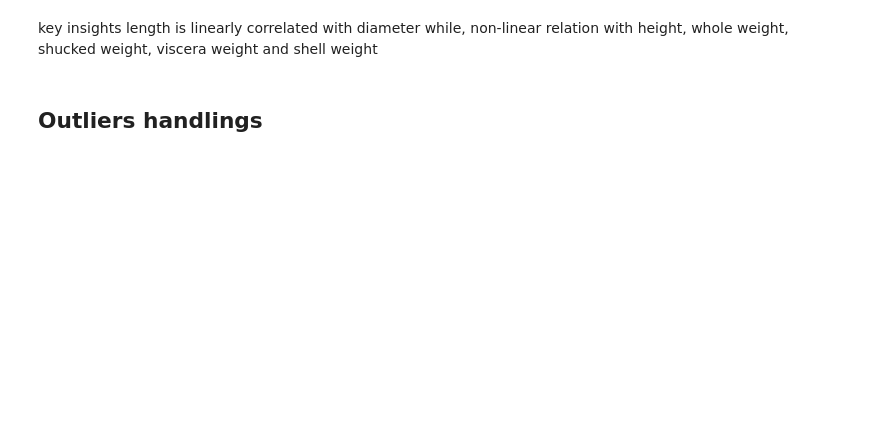
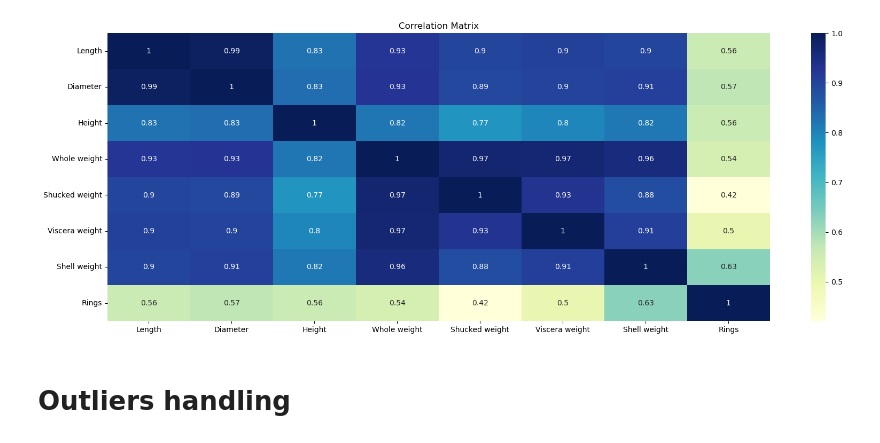
Before and after one commit to mat10599/xhec-mlops-project-student, a Jupyter notebook: notebooks/eda.ipynb, the cells around one changed output. Saved outputs shown, nothing was run; the diff lists cells and outputs as text; code cells hidden in the pictures; blank space fills up the shorter version.

```diff
--- a/notebooks/eda.ipynb
+++ b/notebooks/eda.ipynb
@@ -93,8 +119,8 @@ sns.pairplot(data[numerical_features]);
-# %% [markdown]
-key insights
-            length is linearly correlated with diameter while, non-linear relation with height, whole weight, shucked weight, viscera weight and shell weight
 # %%
 plt.figure(figsize=(20,7))
-sns.heatmap(data[numerical_features].corr(), annot=True)
+sns.heatmap(data[numerical_features].corr(), cmap = "YlGnBu" , annot=True)
+plt.title("Correlation Matrix");
+# %% [output]
+[figure, added]
 # %% [markdown]
-## Outliers handlings
+# Outliers handling
```
Also changed, not shown: parts of 61 cells of this notebook, 4 other files.
